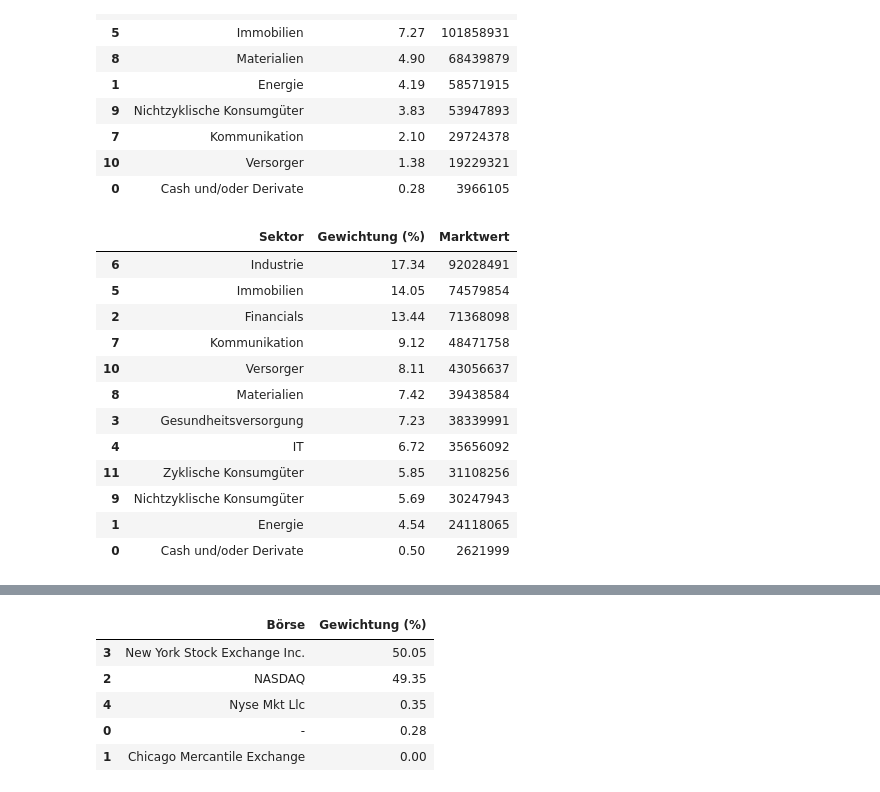
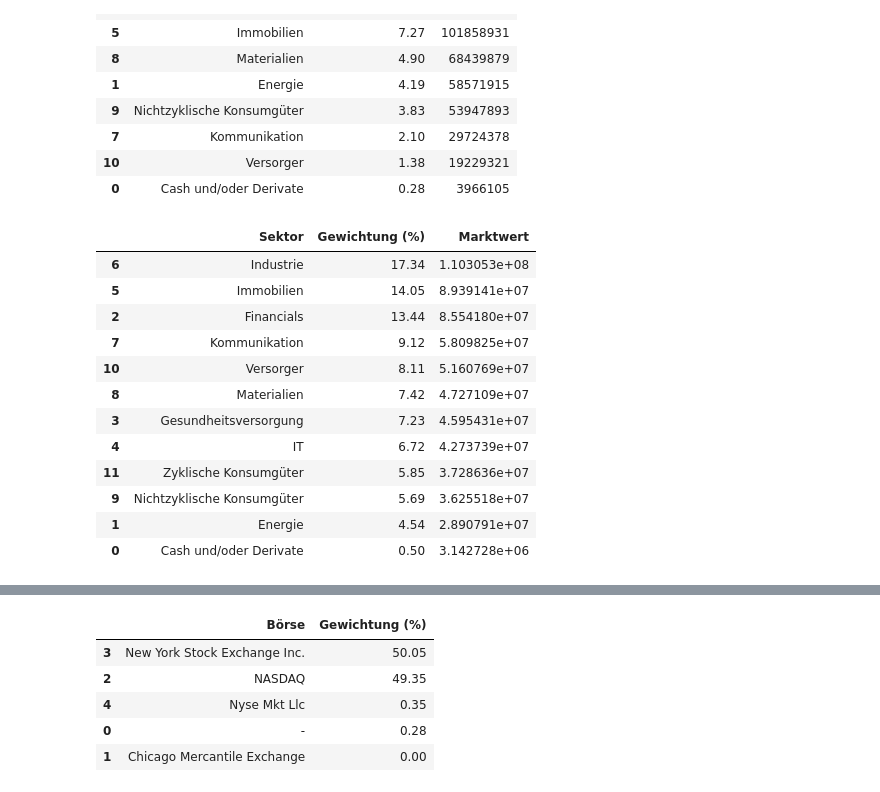
Before and after one commit to looreen/index_comparison, a Jupyter notebook: Index comparison.ipynb, the cells around one changed output, grey strips where cells are left out. Drawn from its saved outputs; the diff is of its cells as text; code cells hidden in the pictures.

Commit message:
Update sector comparison and stock excahnge

```diff
--- a/Index comparison.ipynb
+++ b/Index comparison.ipynb
@@ -71,23 +71,24 @@ share_by_sector.sort_values(by=['Gewichtung (%)'], ascending=False)
 | 10 | Versorger | 1.38 | 19229321 |
 | 0 | Cash und/oder Derivate | 0.28 | 3966105 |
 # %%
-share_by_sector_EU=eurostoxxsmall.groupby('Sektor', as_index=False).agg({'Gewichtung (%)': "sum",
+share_by_sector_EU=eurostoxxsmall.groupby('Sektor', as_index=False).agg({'Gewichtung (%)': sum,
                                                                         'Marktwert':sum})
+share_by_sector_EU['Marktwert']=share_by_sector_EU['Marktwert']*exchange_rate_EUR_USD
 share_by_sector_EU.sort_values(by=['Gewichtung (%)'], ascending=False)
 # %% [output]
 |  | Sektor | Gewichtung (%) | Marktwert |
-| 6 | Industrie | 17.34 | 92028491 |
-| 5 | Immobilien | 14.05 | 74579854 |
-| 2 | Financials | 13.44 | 71368098 |
-| 7 | Kommunikation | 9.12 | 48471758 |
-| 10 | Versorger | 8.11 | 43056637 |
-| 8 | Materialien | 7.42 | 39438584 |
-| 3 | Gesundheitsversorgung | 7.23 | 38339991 |
-| 4 | IT | 6.72 | 35656092 |
-| 11 | Zyklische Konsumgüter | 5.85 | 31108256 |
-| 9 | Nichtzyklische Konsumgüter | 5.69 | 30247943 |
-| 1 | Energie | 4.54 | 24118065 |
-| 0 | Cash und/oder Derivate | 0.50 | 2621999 |
+| 6 | Industrie | 17.34 | 1.103053e+08 |
+| 5 | Immobilien | 14.05 | 8.939141e+07 |
+| 2 | Financials | 13.44 | 8.554180e+07 |
+| 7 | Kommunikation | 9.12 | 5.809825e+07 |
+| 10 | Versorger | 8.11 | 5.160769e+07 |
+| 8 | Materialien | 7.42 | 4.727109e+07 |
+| 3 | Gesundheitsversorgung | 7.23 | 4.595431e+07 |
+| 4 | IT | 6.72 | 4.273739e+07 |
+| 11 | Zyklische Konsumgüter | 5.85 | 3.728636e+07 |
+| 9 | Nichtzyklische Konsumgüter | 5.69 | 3.625518e+07 |
+| 1 | Energie | 4.54 | 2.890791e+07 |
+| 0 | Cash und/oder Derivate | 0.50 | 3.142728e+06 |
 # %%
 shares_sector_indices=pd.merge(share_by_sector_EU, share_by_sector, on='Sektor', suffixes=('_EU','_US'))
 shares_sector_indices['Difference in %points']=shares_sector_indices['Gewichtung (%)_EU']-shares_sector_indices['Gewichtung (%)_US']
```
Also changed, not shown: parts of 15 cells of this notebook.
